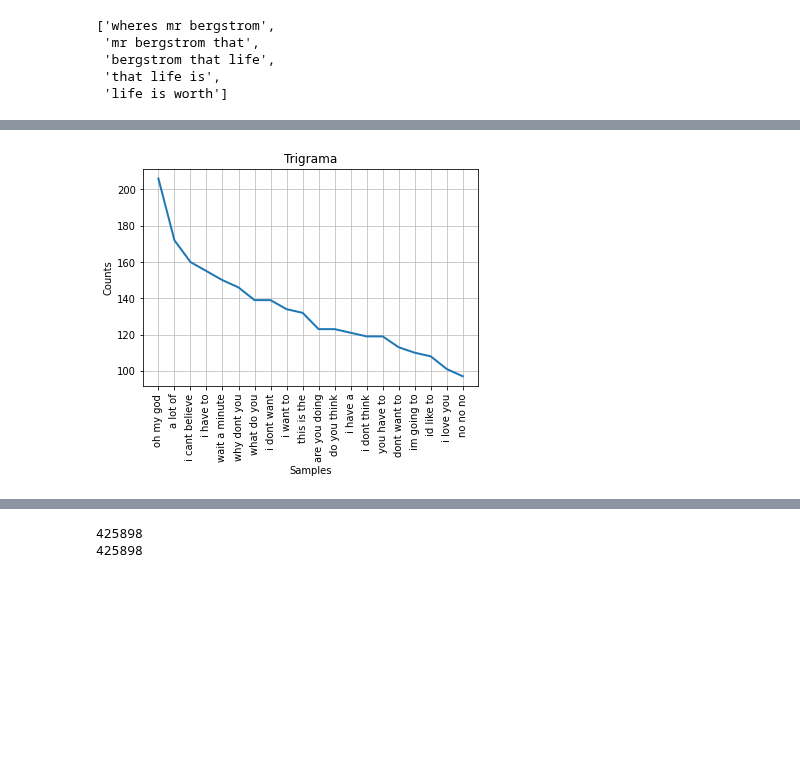
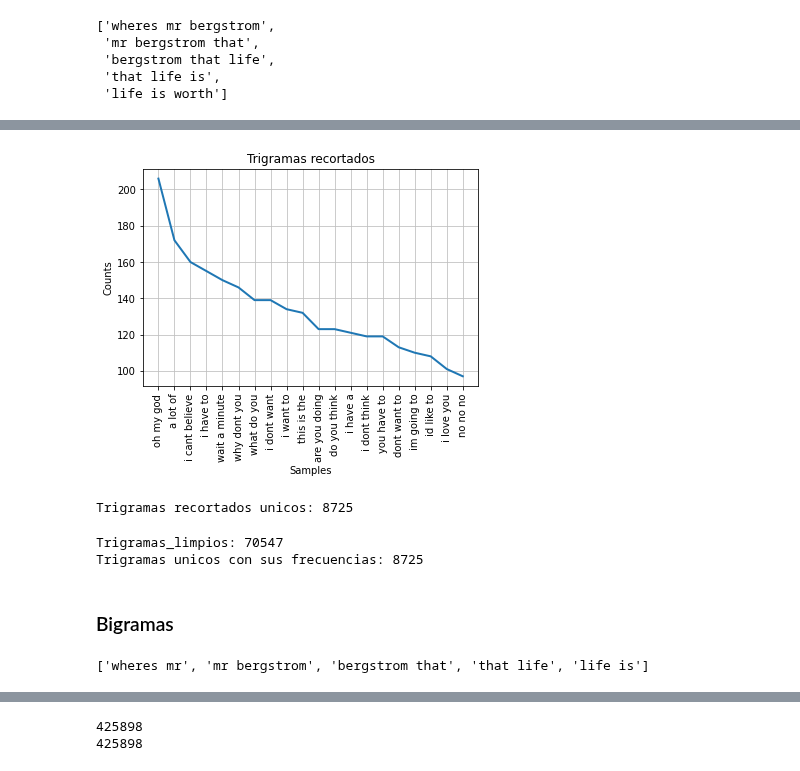
Before and after one commit to JuliethLopez/chatbot_simpsons, a Jupyter notebook: Modelo_de_Clasificacion_ngrams_validation.ipynb, the cells around one changed output, grey strips where cells are left out. Drawn from its saved outputs; the diff is of its cells as text; code cells hidden in the pictures; blank space fills up the shorter version.

```diff
--- a/Modelo_de_Clasificacion_ngrams_validation.ipynb
+++ b/Modelo_de_Clasificacion_ngrams_validation.ipynb
@@ -192,17 +201,34 @@ trigrama[:5]
 # %%
-# Gráfica con los trigramas
-freq = nltk.FreqDist(trigrama) #frecuencia de los tokens
+# Gráfica con los trigramas RECORTADOS
+
 eliminar = [] #filtramos tokens que se repiten mas de una vez
 for key,val in freq.items():
   if (250>val>3):
     eliminar.append(str(key))
 
 trigrama_limpio = []
 for i in trigrama:
   if i in eliminar:
     trigrama_limpio.append(i)
 
 freqnew = nltk.FreqDist(trigrama_limpio)
-freqnew.plot(20, cumulative=False, title = "Trigrama")
+freqnew.plot(20, cumulative=False, title = "Trigramas recortados")
+print("Trigramas recortados unicos:", len(freqnew))
 # %% [output]
-[figure, old version]
+[figure, new version]
+Trigramas recortados unicos: 8725
+# %%
+print("Trigramas_limpios:",len(trigrama_limpio))
+print("Trigramas unicos con sus frecuencias:",len(freqnew))
+# %% [output]
+Trigramas_limpios: 70547
+Trigramas unicos con sus frecuencias: 8725
+# %% [markdown]
+### Bigramas
+# %%
+from nltk.util import ngrams
+bigrama = ngrams(tokenstk,2)
+bigrama = [' '.join(grams) for grams in bigrama]
+bigrama[:5]
+# %% [output]
+['wheres mr', 'mr bergstrom', 'bergstrom that', 'that life', 'life is']
```
Also changed, not shown: parts of 30 cells of this notebook.
